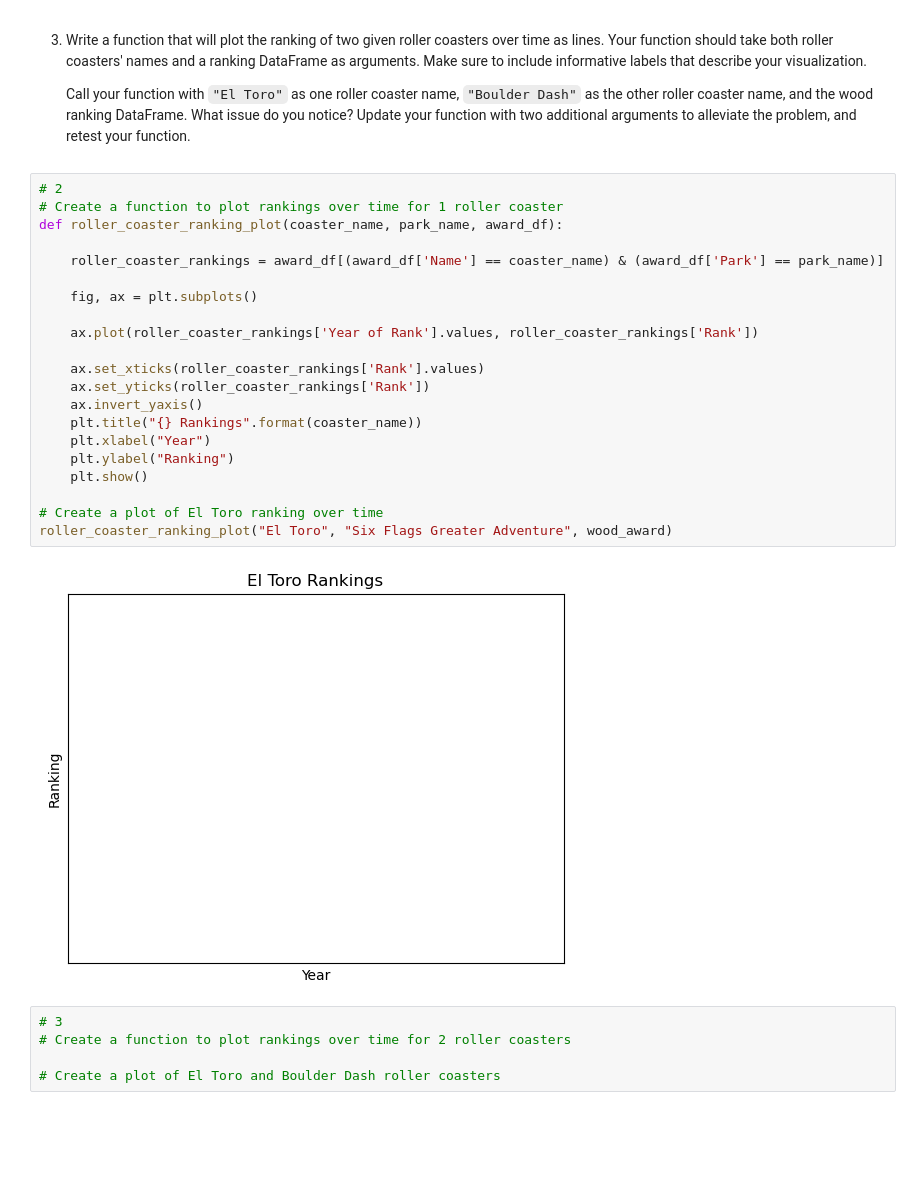
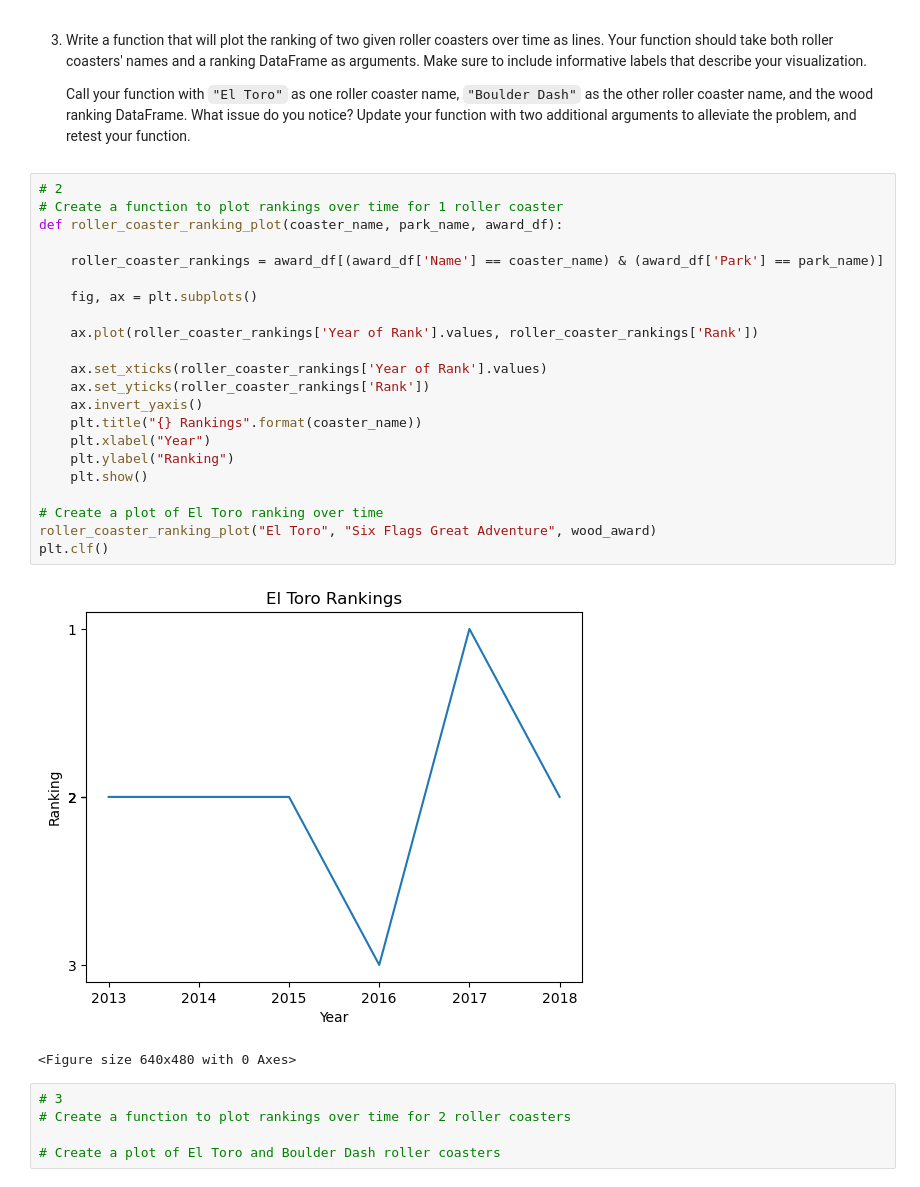
Before and after one commit to maximilianjun/roller-coaster-mini-project-3, a Jupyter notebook: Roller Coaster.ipynb, the cells around one changed output. Cells and saved outputs as stored; diff of their text form; blank space fills up the shorter version.

Commit message:
Update roller-coaster-mini-project-3

```diff
--- a/Roller Coaster.ipynb
+++ b/Roller Coaster.ipynb
@@ -58,26 +58,28 @@ steel_award.head()
 # %%
 # 2
 # Create a function to plot rankings over time for 1 roller coaster
 def roller_coaster_ranking_plot(coaster_name, park_name, award_df):
 
     roller_coaster_rankings = award_df[(award_df['Name'] == coaster_name) & (award_df['Park'] == park_name)]
 
     fig, ax = plt.subplots()
 
     ax.plot(roller_coaster_rankings['Year of Rank'].values, roller_coaster_rankings['Rank'])
 
-    ax.set_xticks(roller_coaster_rankings['Rank'].values)
+    ax.set_xticks(roller_coaster_rankings['Year of Rank'].values)
     ax.set_yticks(roller_coaster_rankings['Rank'])
     ax.invert_yaxis()
     plt.title("{} Rankings".format(coaster_name))
     plt.xlabel("Year")
     plt.ylabel("Ranking")
     plt.show()
 
 # Create a plot of El Toro ranking over time
-roller_coaster_ranking_plot("El Toro", "Six Flags Greater Adventure", wood_award)
+roller_coaster_ranking_plot("El Toro", "Six Flags Great Adventure", wood_award)
+plt.clf()
 # %% [output]
-[figure, old version]
+[figure, new version]
+<Figure size 640x480 with 0 Axes>
 # %%
 # 3
 # Create a function to plot rankings over time for 2 roller coasters
```
